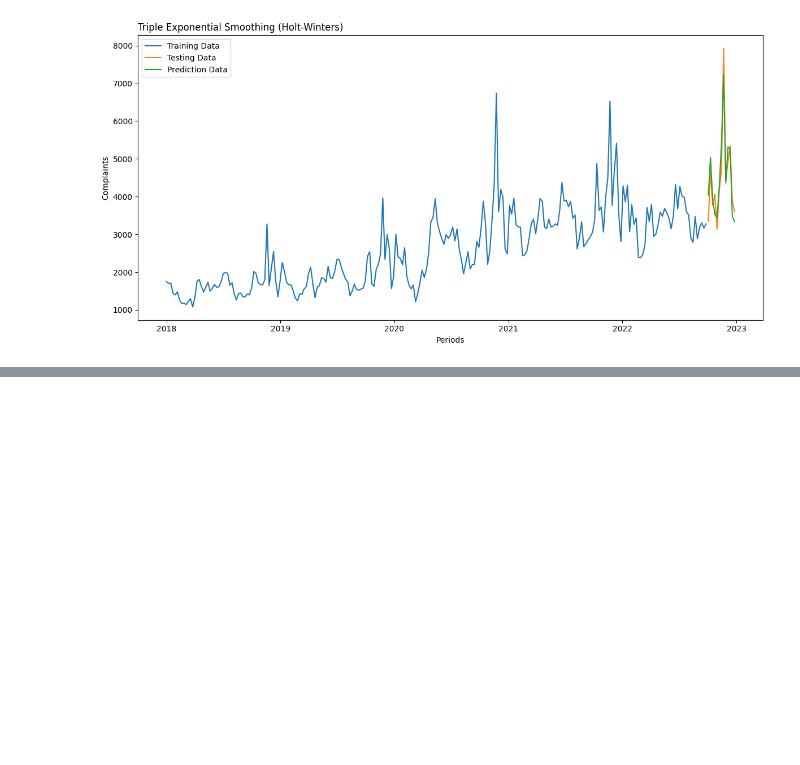
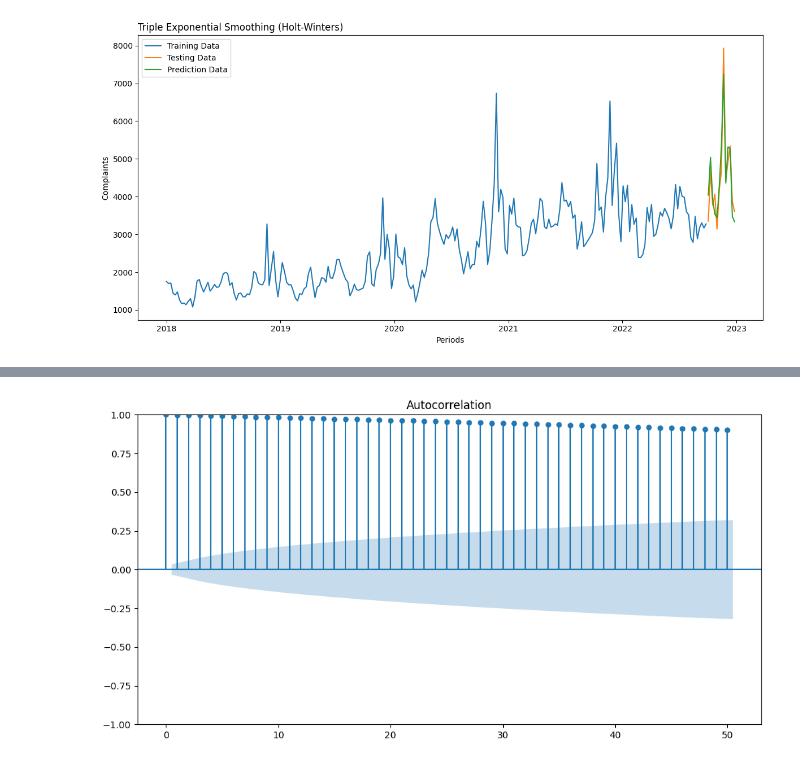
Before and after one commit to Vinni-Anddrade/time_series_course, a Jupyter notebook: 4_exponential_smothing_and_holt_winters/holt_winters-exponential_smothing.ipynb, the cells around one changed output, grey strips where cells are left out. Drawn from its saved outputs; the diff is of its cells as text; code cells hidden in the pictures; blank space fills up the shorter version.

```diff
--- a/4_exponential_smothing_and_holt_winters/holt_winters-exponential_smothing.ipynb
+++ b/4_exponential_smothing_and_holt_winters/holt_winters-exponential_smothing.ipynb
@@ -363,0 +456,6 @@ model_assessment(df_train, df_test, results_tes, "Triple Exponential Smoothing (
+# %%
+fig, ax = plt.subplots(figsize=(12, 6))
+plot_acf(df_daily, ax=ax, lags=50)
+plt.show()
+# %% [output]
+[figure, added]
```
Also changed, not shown: parts of 24 cells of this notebook, 1 other file.
